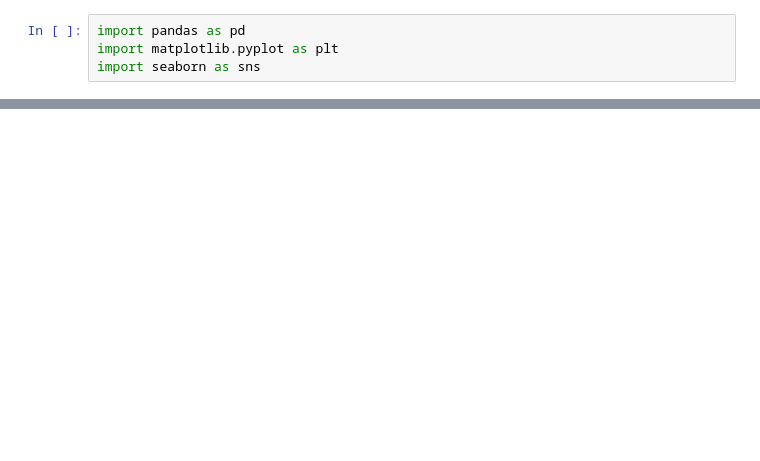
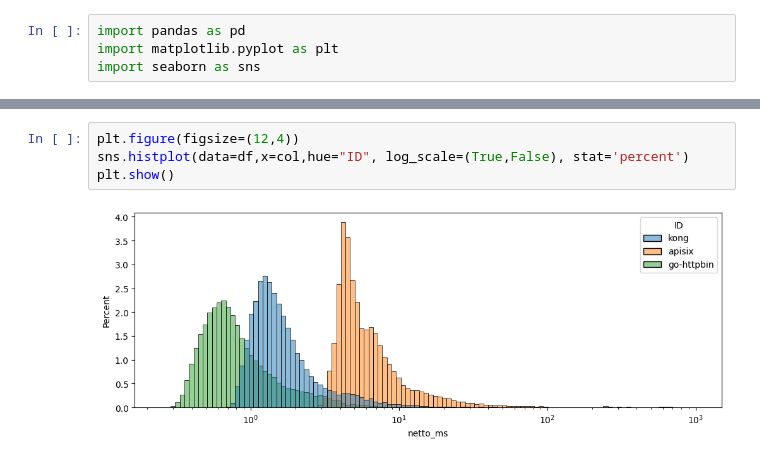
Before and after one commit to axent-pl/sandbox-apisix, a Jupyter notebook: analyse.ipynb, the cells around one changed output, grey strips where cells are left out. Saved outputs shown, nothing was run; the diff lists cells and outputs as text; blank space fills up the shorter version.

```diff
--- a/analyse.ipynb
+++ b/analyse.ipynb
@@ -60,0 +63,6 @@ for col in df.columns:
+# %%
+plt.figure(figsize=(12,4))
+sns.histplot(data=df,x=col,hue="ID", log_scale=(True,False), stat='percent')
+plt.show()
+# %% [output]
+[figure, added]
```
Also changed, not shown: parts of 7 cells of this notebook, 38 other files.
